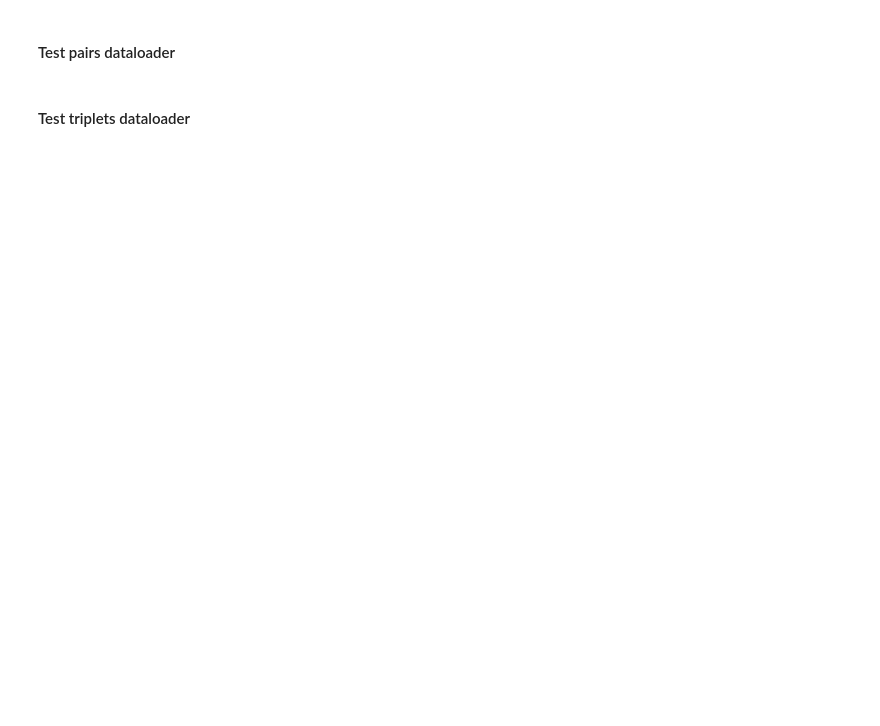
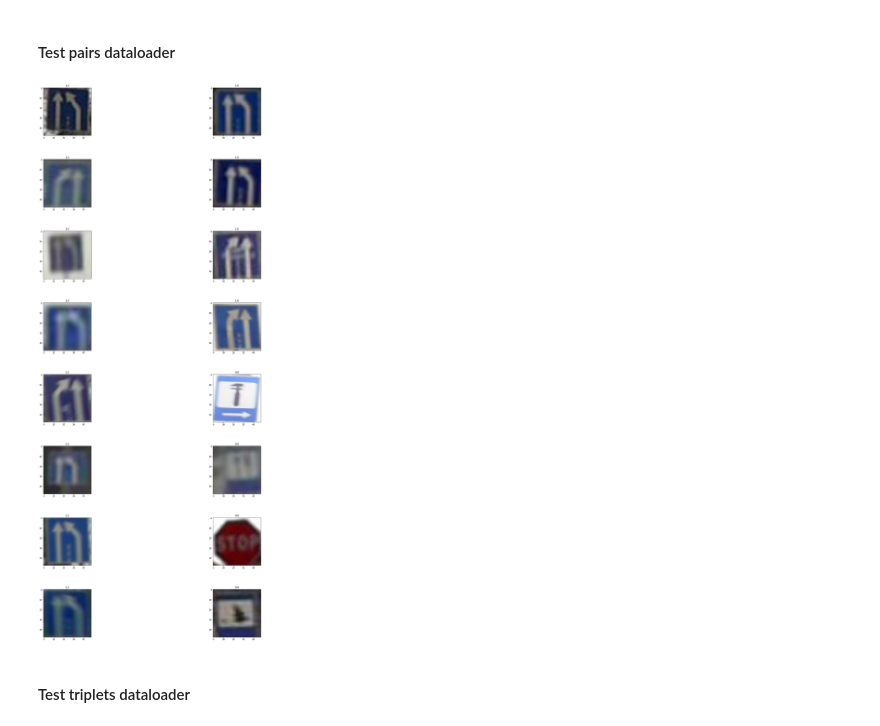
Before and after one commit to RocketFlash/EmbeddingNet, a Jupyter notebook: test_network.ipynb, the cells around one changed output. Cells and saved outputs as stored; diff of their text form; code cells hidden in the pictures; blank space fills up the shorter version.

```diff
--- a/test_network.ipynb
+++ b/test_network.ipynb
@@ -3,8 +3,8 @@
 # %% [markdown]
 #### Load dataloader
 # %%
-from data_loader import SiameseImageLoader
-dataset_path = '/home/rauf/plates_competition/dataset/road_signs/road_signs_separated/'
+from siamese_net.data_loader import SiameseImageLoader
+dataset_path = '/home/rauf/datasets/road_signs/road_signs_separated/'
 input_shape=(48, 48, 3)
 batch_size = 8
 
@@ -16,2 +56,7 @@ loader.plot_batch(batch_size=8, mode='pairs')
+# %%
+data, targets = loader.get_batch_pairs(batch_size=8)
+loader.plot_batch(data, targets)
+# %% [output]
+[figure, added]
 # %% [markdown]
 #### Test triplets dataloader
```
Also changed, not shown: parts of 11 cells of this notebook, 13 other files.
